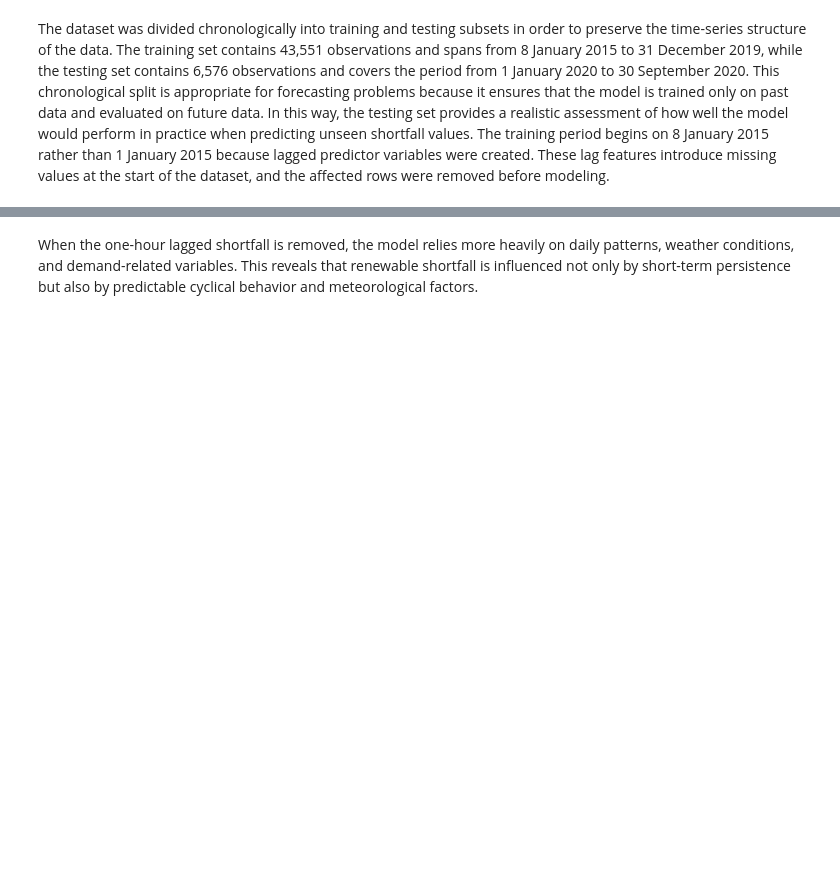
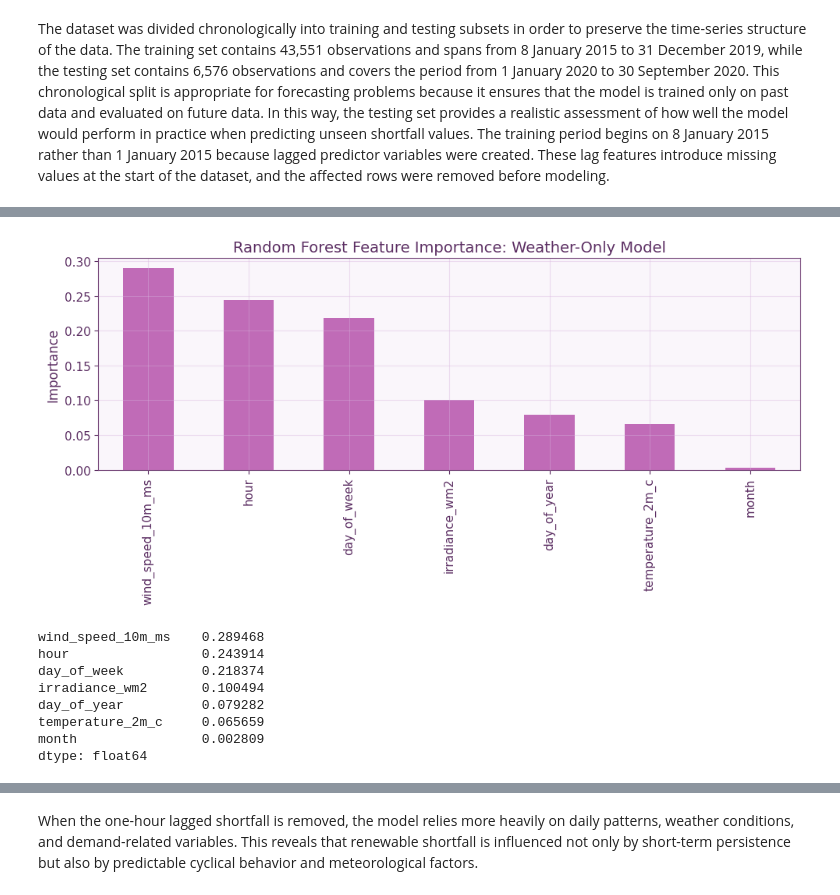
Before and after one commit to Varie737/Renewable-Energy-Data-Analysis, a Jupyter notebook: Renewable Energy Data Analysis project.ipynb, the cells around one changed output, grey strips where cells are left out. Cells and saved outputs as stored; diff of their text form; code cells hidden in the pictures; blank space fills up the shorter version.

```diff
--- a/Renewable Energy Data Analysis project.ipynb
+++ b/Renewable Energy Data Analysis project.ipynb
@@ -916,0 +828,22 @@ dtype: float64
+# %%
+feature_importance_rf_weather = pd.Series(rf_weather.feature_importances_, index=feature_cols_weather)
+feature_importance_rf_weather = feature_importance_rf_weather.sort_values(ascending=False)
+
+plt.figure(figsize=(10,5))
+feature_importance_rf_weather.plot(kind="bar")
+plt.title("Random Forest Feature Importance: Weather-Only Model")
+plt.ylabel("Importance")
+plt.tight_layout()
+plt.show()
+
+feature_importance_rf_weather
+# %% [output]
+[figure, added]
+wind_speed_10m_ms    0.289468
+hour                 0.243914
+day_of_week          0.218374
+irradiance_wm2       0.100494
+day_of_year          0.079282
+temperature_2m_c     0.065659
+month                0.002809
+dtype: float64
```
Also changed, not shown: parts of 75 cells of this notebook.
